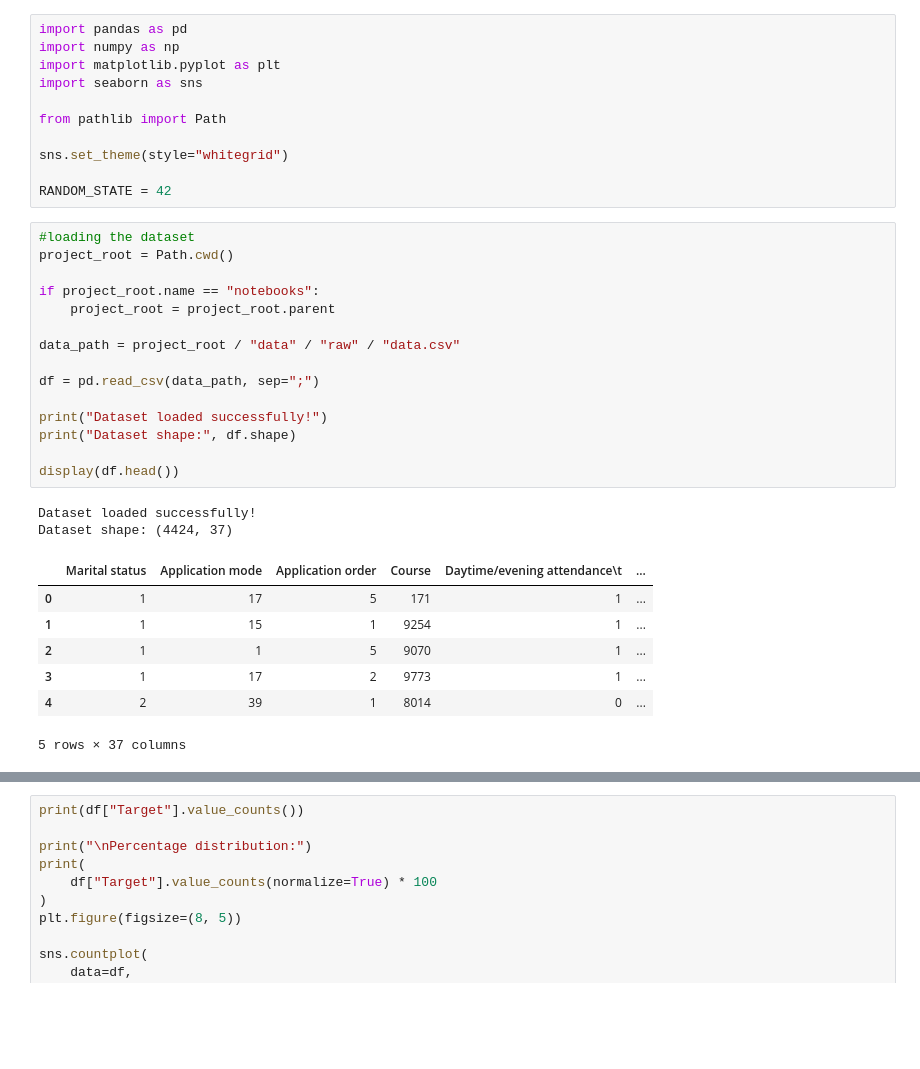
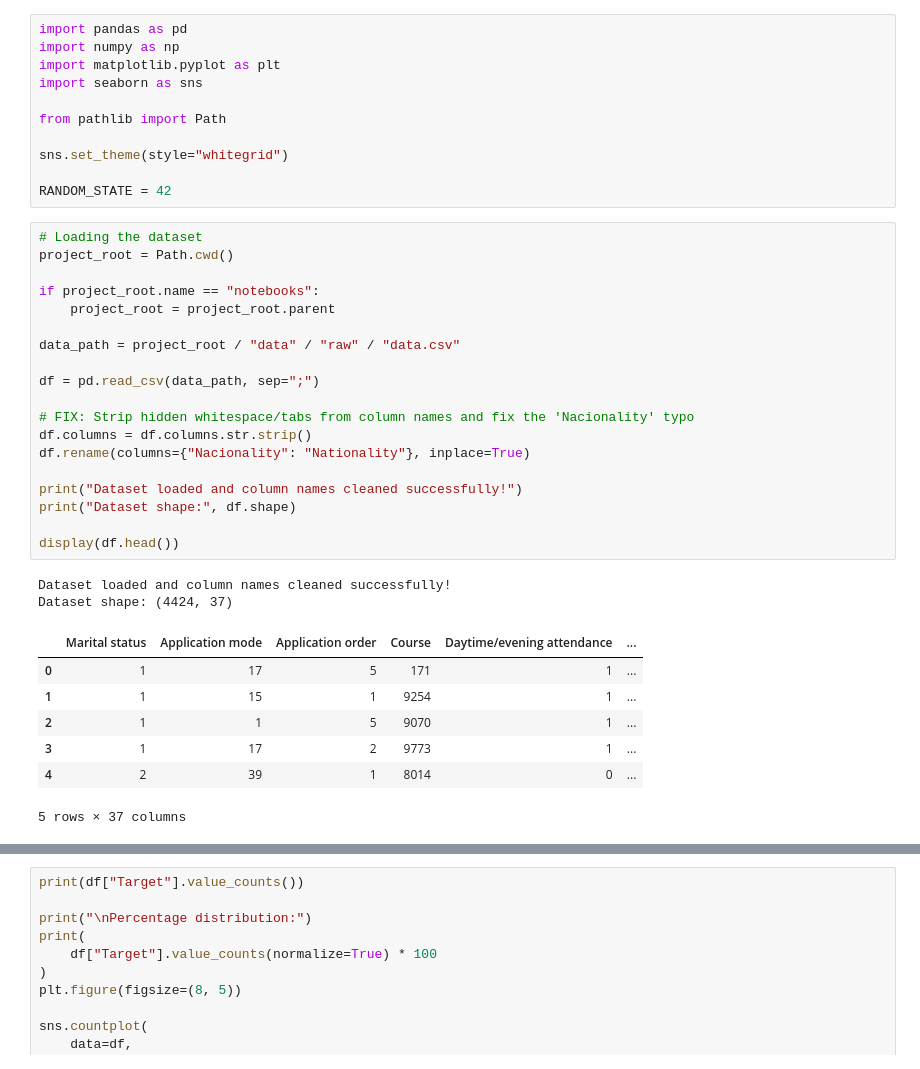
Before and after one commit to mrsegaexplains/IT5022_machine_learning_group_assignment, a Jupyter notebook: notebooks/01_data_exploration.ipynb, the cells around one changed output, grey strips where cells are left out. Saved outputs shown, nothing was run; the diff lists cells and outputs as text; blank space fills up the shorter version.

Commit message:
fixed issues by identifying true numerical columns and fixed typos in the csv original data file

```diff
--- a/notebooks/01_data_exploration.ipynb
+++ b/notebooks/01_data_exploration.ipynb
@@ -20,24 +20,28 @@ sns.set_theme(style="whitegrid")
 
 RANDOM_STATE = 42
 # %%
-#loading the dataset
+# Loading the dataset
 project_root = Path.cwd()
 
 if project_root.name == "notebooks":
     project_root = project_root.parent
 
 data_path = project_root / "data" / "raw" / "data.csv"
 
 df = pd.read_csv(data_path, sep=";")
 
-print("Dataset loaded successfully!")
+# FIX: Strip hidden whitespace/tabs from column names and fix the 'Nacionality' typo
+df.columns = df.columns.str.strip()
+df.rename(columns={"Nacionality": "Nationality"}, inplace=True)
+
+print("Dataset loaded and column names cleaned successfully!")
 print("Dataset shape:", df.shape)
 
 display(df.head())
 # %% [output]
-Dataset loaded successfully!
+Dataset loaded and column names cleaned successfully!
 Dataset shape: (4424, 37)
-|  | Marital status | Application mode | Application order | Course | Daytime/evening attendance\t | ... |
+|  | Marital status | Application mode | Application order | Course | Daytime/evening attendance | ... |
 | 0 | 1 | 17 | 5 | 171 | 1 | ... |
 | 1 | 1 | 15 | 1 | 9254 | 1 | ... |
 | 2 | 1 | 1 | 5 | 9070 | 1 | ... |
```
Also changed, not shown: parts of 20 cells of this notebook.
